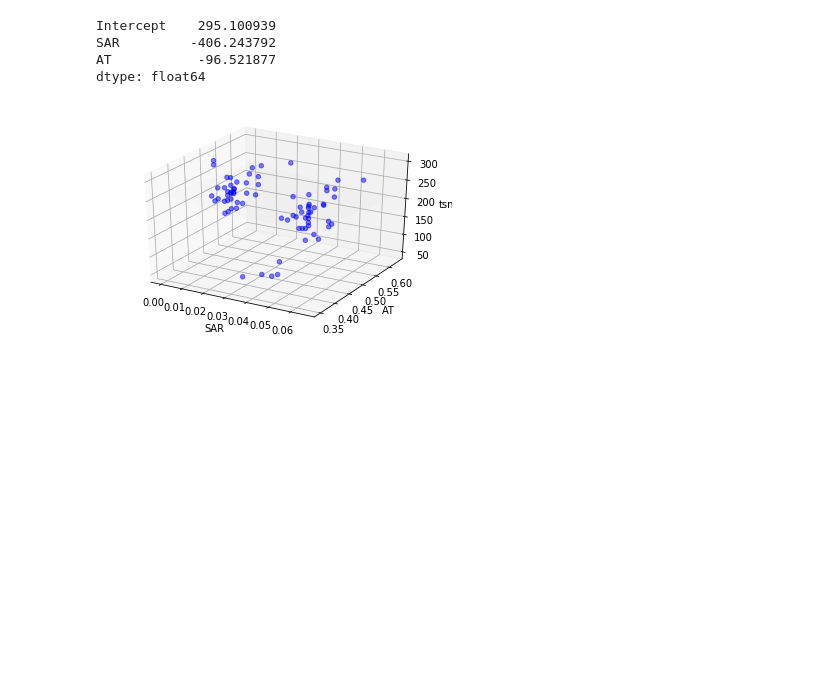
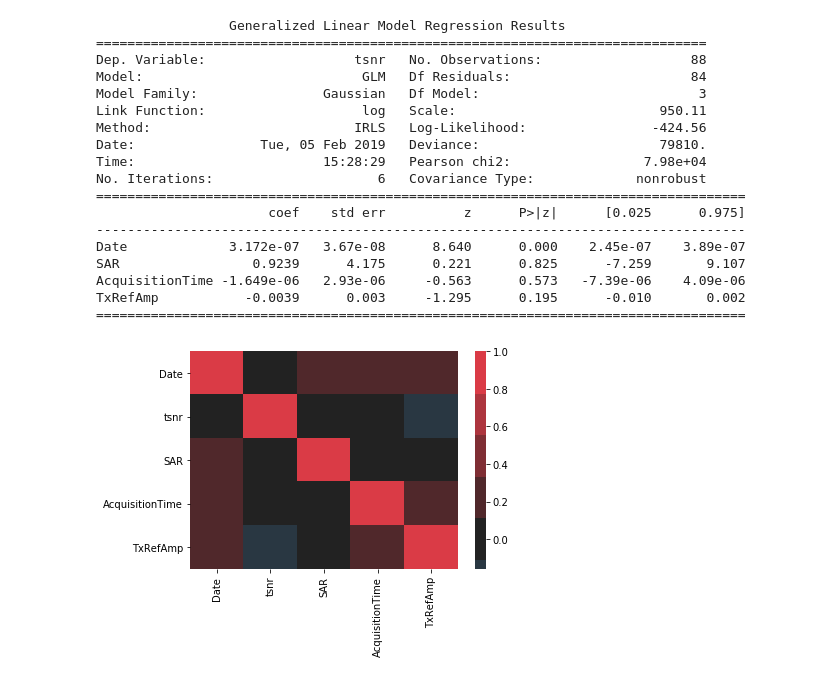
Before and after one commit to proj-nuisance/nuisance, a Jupyter notebook: ipy/regression.py.ipynb, the cells around one changed output. Cells and saved outputs as stored; diff of their text form; code cells hidden in the pictures; blank space fills up the shorter version.

Commit message:
finalized analyses inside notebook, reformatted data to facilitate analysis

```diff
--- a/ipy/regression.py.ipynb
+++ b/ipy/regression.py.ipynb
@@ -6,7 +7 @@ import seaborn as sns
 %matplotlib inline
-# %%
-files = pd.read_csv('../data/extractions/mriqc_extraction.csv')
-X = files.iloc[:, 2:].values
-Y = files.iloc[:, 1].values
-
-print(files)
@@ -31,2 +8,10 @@ print(files)
 # %%
-sns.heatmap(files.corr(), cmap=sns.diverging_palette(h_neg=256, h_pos=10, n=16, sep=1, center="dark"), center=0)
+def analyses(filepath):
+    files = pd.read_csv(filepath)
+    sns.heatmap(files.corr(), cmap=sns.diverging_palette(h_neg=240, h_pos=10, n=9, sep=1, center="dark"), center=0)
+
+    gauss_log = sm.GLM(files[['tsnr']],
+                       files[['Date', 'SAR', 'AcquisitionTime', 'TxRefAmp']],
+                       family=sm.families.Gaussian(sm.families.links.log))
+    gauss_log_results = gauss_log.fit()
+    print(gauss_log_results.summary())
@@ -169,11 +17,0 @@ df2
-# %%
-from mpl_toolkits.mplot3d import Axes3D
-import statsmodels.formula.api as smf
-model = smf.ols(formula='tsnr ~ SAR + AT', data=df2)
-results_formula = model.fit()
-results_formula.params
-# %% [output]
-Intercept    295.100939
-SAR         -406.243792
-AT           -96.521877
-dtype: float64
@@ -184,11 +18,22 @@ fittedY=results_formula.predict(exog=onlyX)
-# %%
-fig = plt.figure()
-ax = fig.add_subplot(111, projection='3d')
-ax.scatter(df2['SAR'],df2['AT'],df2['tsnr'],c='blue', marker='o', alpha=0.5)
-ax.plot_surface(x_surf,y_surf,fittedY.reshape(x_surf.shape), color='None', alpha=0.01)
-ax.set_xlabel('SAR')
-ax.set_ylabel('AT')
-ax.set_zlabel('tsnr')
-plt.show()
-# %% [output]
-[figure, removed]
+# %%
+analyses('../data/extractions/BOLD.csv')
+# %% [output]
+                 Generalized Linear Model Regression Results
+==============================================================================
+Dep. Variable:                   tsnr   No. Observations:                   88
+Model:                            GLM   Df Residuals:                       84
+Model Family:                Gaussian   Df Model:                            3
+Link Function:                    log   Scale:                          950.11
+Method:                          IRLS   Log-Likelihood:                -424.56
+Date:                Tue, 05 Feb 2019   Deviance:                       79810.
+Time:                        15:28:29   Pearson chi2:                 7.98e+04
+No. Iterations:                     6   Covariance Type:             nonrobust
+===================================================================================
+                      coef    std err          z      P>|z|      [0.025      0.975]
+-----------------------------------------------------------------------------------
+Date             3.172e-07   3.67e-08      8.640      0.000    2.45e-07    3.89e-07
+SAR                 0.9239      4.175      0.221      0.825      -7.259       9.107
+AcquisitionTime -1.649e-06   2.93e-06     -0.563      0.573   -7.39e-06    4.09e-06
+TxRefAmp           -0.0039      0.003     -1.295      0.195      -0.010       0.002
+===================================================================================
+[figure, added]
```
Also changed, not shown: parts of 28 cells of this notebook.
